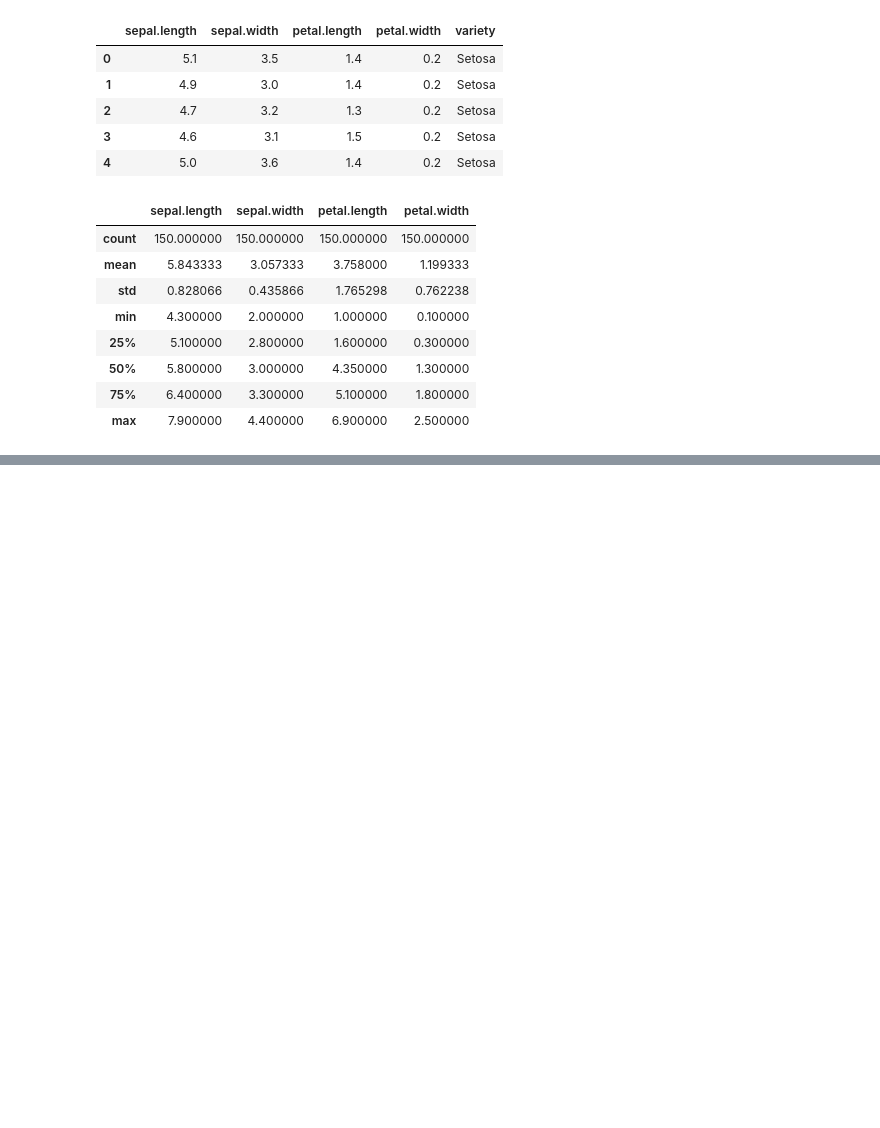
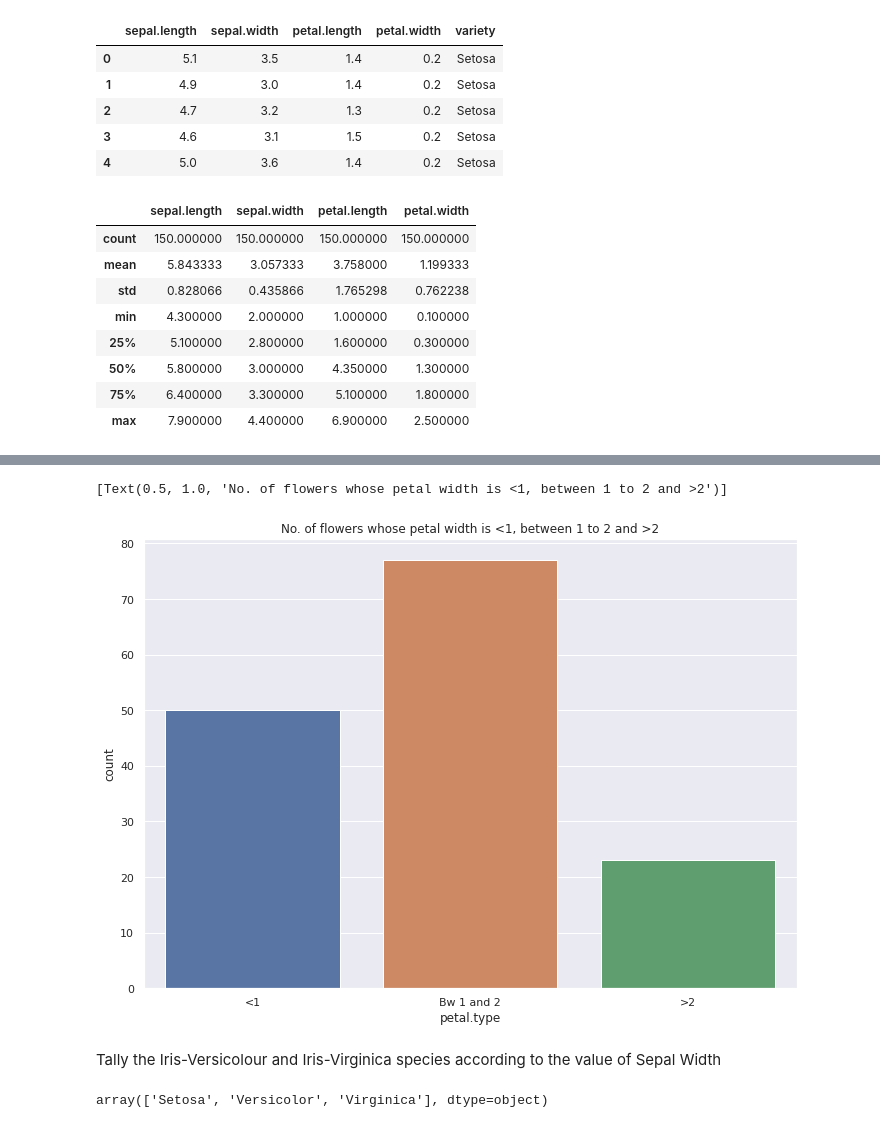
Before and after one commit to nishJay/Scripting-Lab-Codes, a Jupyter notebook: iris.ipynb, the cells around one changed output, grey strips where cells are left out. Drawn from its saved outputs; the diff is of its cells as text; code cells hidden in the pictures; blank space fills up the shorter version.

```diff
--- a/iris.ipynb
+++ b/iris.ipynb
@@ -52,0 +69,4 @@ iris.describe()
+# %%
+iris['petal.type']= np.where(iris['petal.width']<1, '<1',
+                             np.where(iris['petal.width']>2,'>2','Bw 1 and 2'))
+iris['petal.type']
@@ -52,0 +86,12 @@ iris.describe()
+# %%
+ax1 = sns.countplot(data = iris, x = 'petal.type' )
+ax1.set(title = 'No. of flowers whose petal width is <1, between 1 to 2 and >2')
+# %% [output]
+[Text(0.5, 1.0, 'No. of flowers whose petal width is <1, between 1 to 2 and >2')]
+[figure, added]
+# %% [markdown]
+Tally the Iris-Versicolour and Iris-Virginica species according to the value of Sepal Width
+# %%
+iris['variety'].unique()
+# %% [output]
+array(['Setosa', 'Versicolor', 'Virginica'], dtype=object)
```
Also changed, not shown: parts of 8 cells of this notebook.
